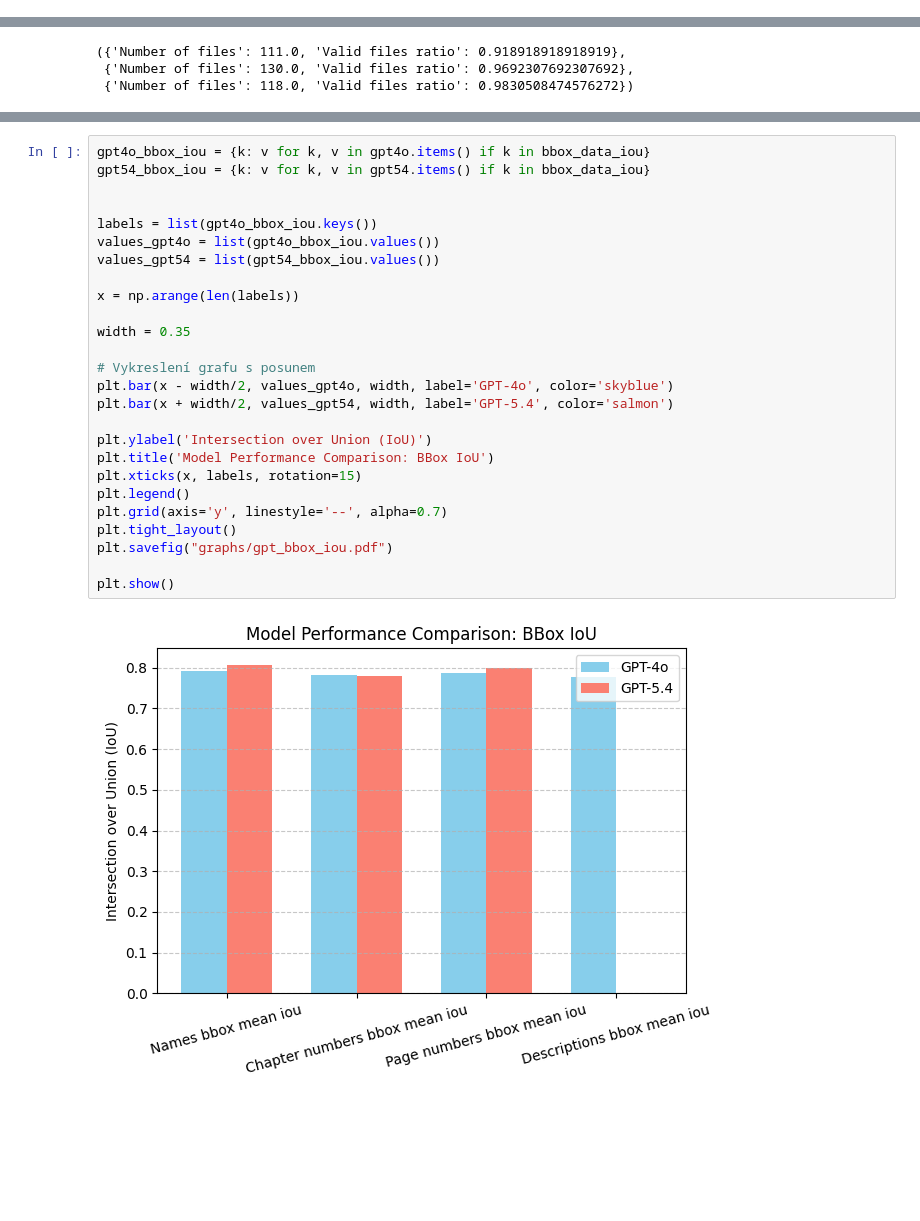
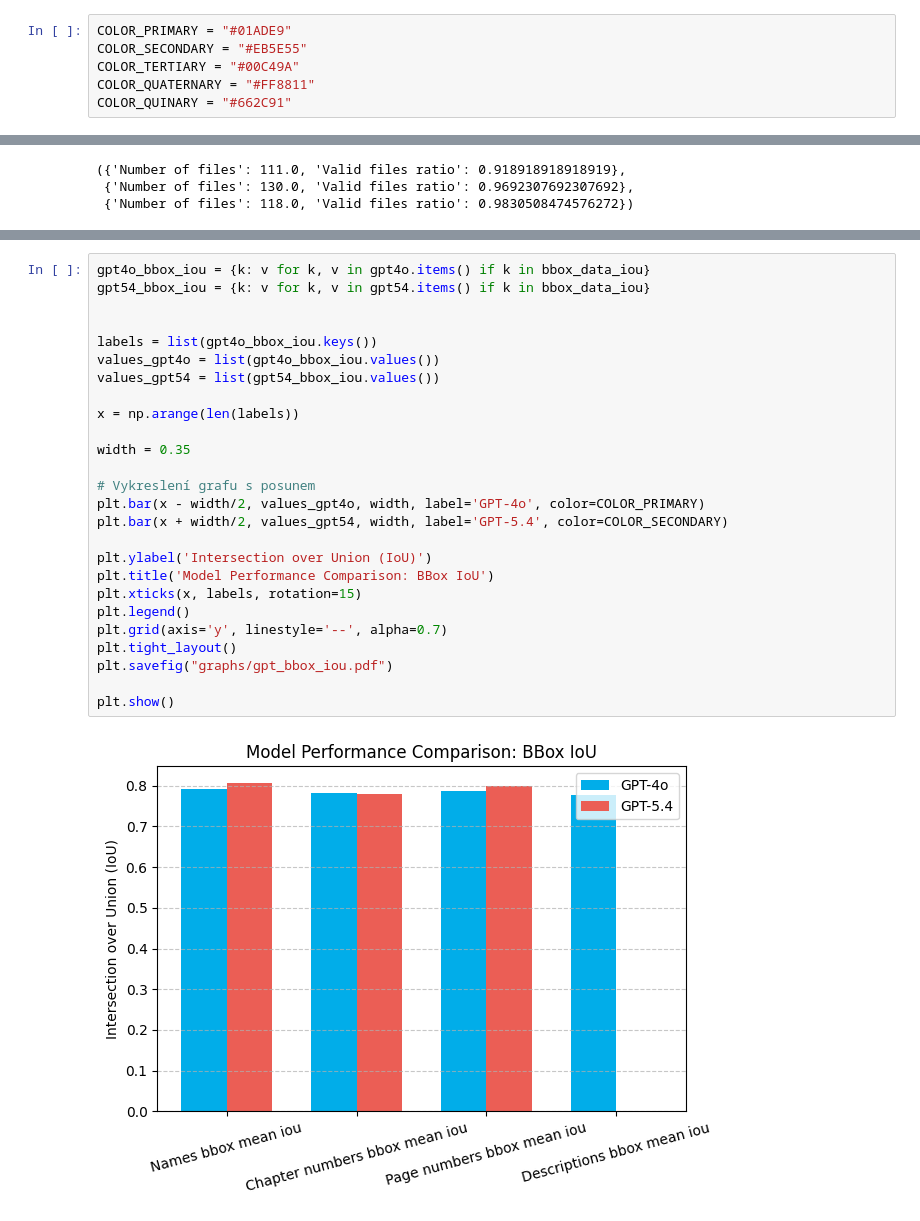
Before and after one commit to SGMannis/KNN_project, a Jupyter notebook: vis.ipynb, the cells around one changed output, grey strips where cells are left out. Saved outputs shown, nothing was run; the diff lists cells and outputs as text; blank space fills up the shorter version.

```diff
--- a/vis.ipynb
+++ b/vis.ipynb
@@ -8,6 +8,12 @@ gpt4o_path = "results/eval_4o.txt"
 qwen2_path = "training/results/trained/eval_2b_20epoch.txt"
 qwen4_path = "training/results/trained/eval_4b_trained.txt"
 qwen8_path = "training/results/trained/eval_8b_trained.txt"
+# %%
+COLOR_PRIMARY = "#01ADE9"
+COLOR_SECONDARY = "#EB5E55"
+COLOR_TERTIARY = "#00C49A"
+COLOR_QUATERNARY = "#FF8811"
+COLOR_QUINARY = "#662C91"
 # %%
 def extract(path):
     items = {}
@@ -228,31 +234,31 @@ plt.show()
 # %%
 gpt4o_bbox_iou = {k: v for k, v in gpt4o.items() if k in bbox_data_iou}
 gpt54_bbox_iou = {k: v for k, v in gpt54.items() if k in bbox_data_iou}
 
 
 labels = list(gpt4o_bbox_iou.keys())
 values_gpt4o = list(gpt4o_bbox_iou.values())
 values_gpt54 = list(gpt54_bbox_iou.values())
 
 x = np.arange(len(labels))
 
 width = 0.35
 
 # Vykreslení grafu s posunem
-plt.bar(x - width/2, values_gpt4o, width, label='GPT-4o', color='skyblue')
-plt.bar(x + width/2, values_gpt54, width, label='GPT-5.4', color='salmon')
+plt.bar(x - width/2, values_gpt4o, width, label='GPT-4o', color=COLOR_PRIMARY)
+plt.bar(x + width/2, values_gpt54, width, label='GPT-5.4', color=COLOR_SECONDARY)
 
 plt.ylabel('Intersection over Union (IoU)')
 plt.title('Model Performance Comparison: BBox IoU')
 plt.xticks(x, labels, rotation=15)
 plt.legend()
 plt.grid(axis='y', linestyle='--', alpha=0.7)
 plt.tight_layout()
 plt.savefig("graphs/gpt_bbox_iou.pdf")
 
 plt.show()
 # %% [output]
-[figure, old version]
+[figure, new version]
 # %%
 qwen2_text = {k: v for k, v in qwen2.items() if k in struct_data}
 qwen4_text = {k: v for k, v in qwen4.items() if k in struct_data}
```
Also changed, not shown: parts of 14 cells of this notebook.
